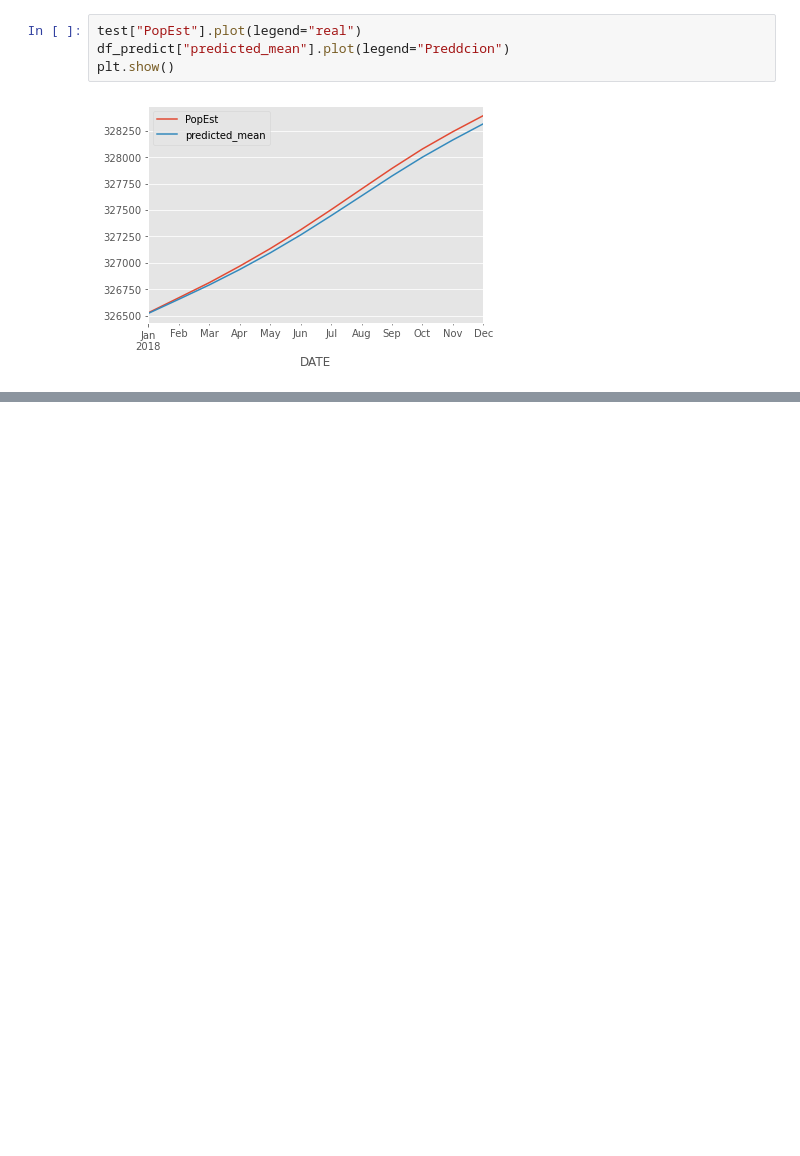
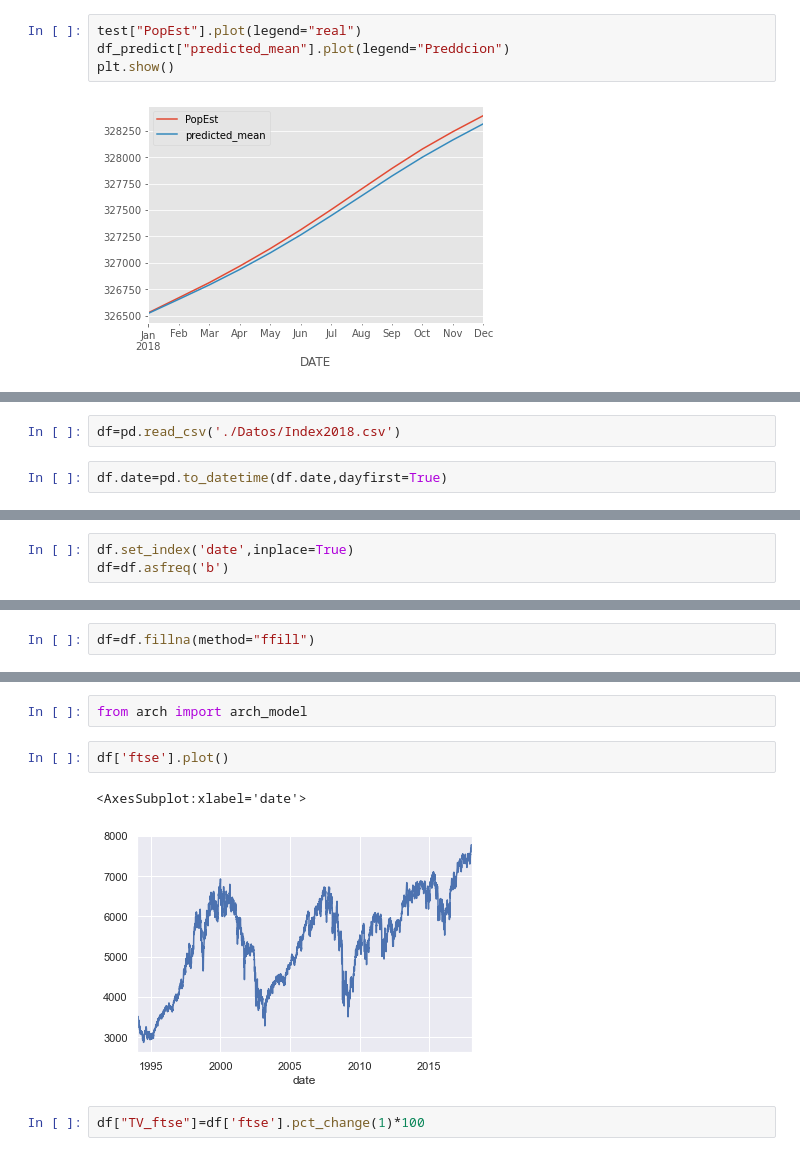
Before and after one commit to felixballestergoytia/Bootcamp_Sep2022, a Jupyter notebook: Seires Temporales/series_Temporales.ipynb, the cells around one changed output, grey strips where cells are left out. Saved outputs shown, nothing was run; the diff lists cells and outputs as text; blank space fills up the shorter version.

```diff
--- a/Seires Temporales/series_Temporales.ipynb
+++ b/Seires Temporales/series_Temporales.ipynb
@@ -555,0 +569,4 @@ plt.show()
+# %%
+df=pd.read_csv('./Datos/Index2018.csv')
+# %%
+df.date=pd.to_datetime(df.date,dayfirst=True)
@@ -555,0 +582,3 @@ plt.show()
+# %%
+df.set_index('date',inplace=True)
+df=df.asfreq('b')
@@ -555,0 +593,2 @@ plt.show()
+# %%
+df=df.fillna(method="ffill")
@@ -555,0 +623,9 @@ plt.show()
+# %%
+from arch import arch_model
+# %%
+df['ftse'].plot()
+# %% [output]
+<AxesSubplot:xlabel='date'>
+[figure, added]
+# %%
+df["TV_ftse"]=df['ftse'].pct_change(1)*100
```
Also changed, not shown: parts of 25 cells of this notebook.
